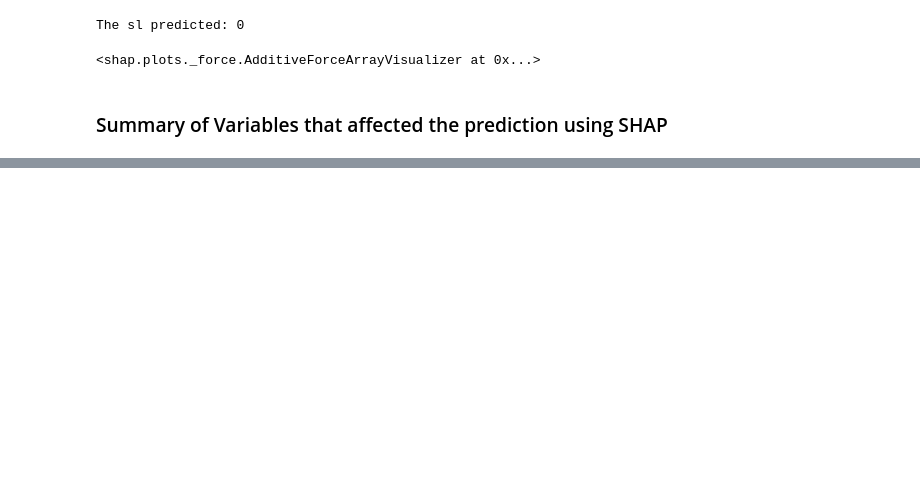
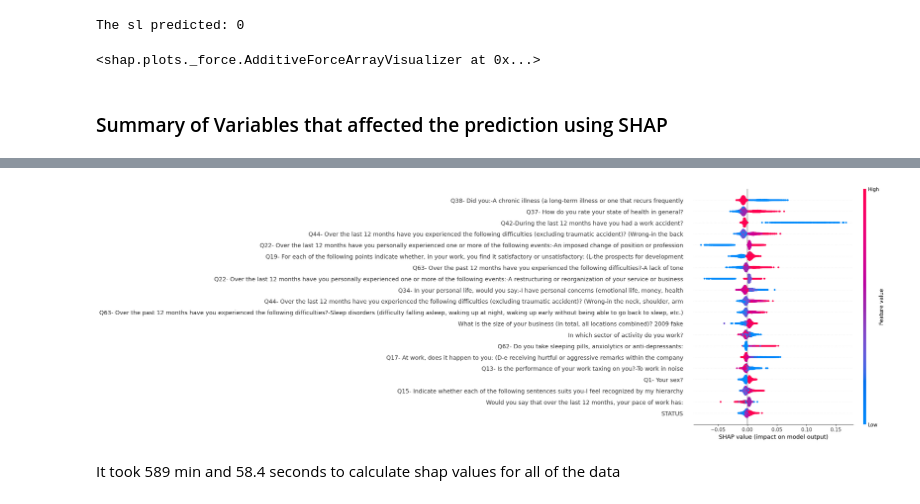
Before and after one commit to dilancroos/sl_predictors_xai, a Jupyter notebook: 01_shap.ipynb, the cells around one changed output, grey strips where cells are left out. Cells and saved outputs as stored; diff of their text form; code cells hidden in the pictures; blank space fills up the shorter version.

```diff
--- a/01_shap.ipynb
+++ b/01_shap.ipynb
@@ -199,0 +206,11 @@ shap.summary_plot(shap_values[...,1], X_test[start_index:end_index])
+# %%
+# Calculate shapley values for all data
+
+%timeit -n 1 -r 1 shap_values = explainer.shap_values(X_test)
+# shap_values
+
+shap.summary_plot(shap_values[...,1], X_test)
+# %% [output]
+[figure, added]
+# %% [markdown]
+It took 589 min and 58.4 seconds to calculate shap values for all of the data
```
Also changed, not shown: parts of 6 cells of this notebook.
